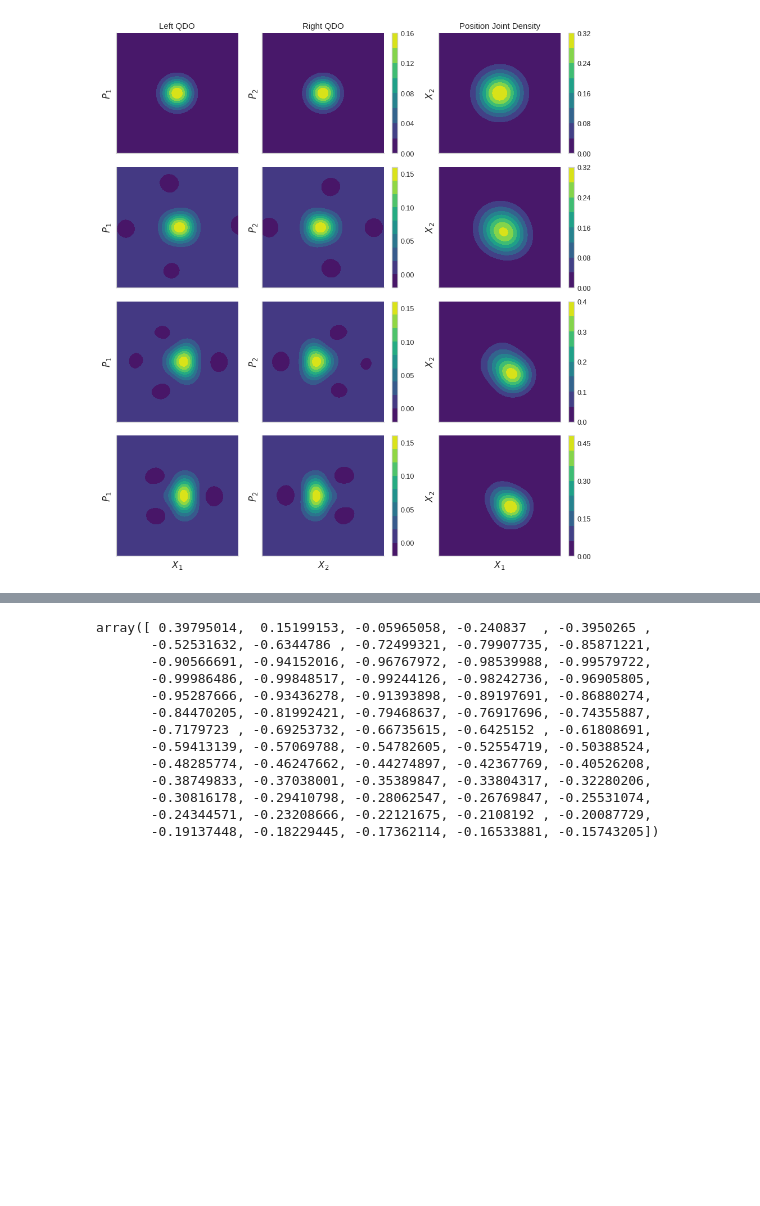
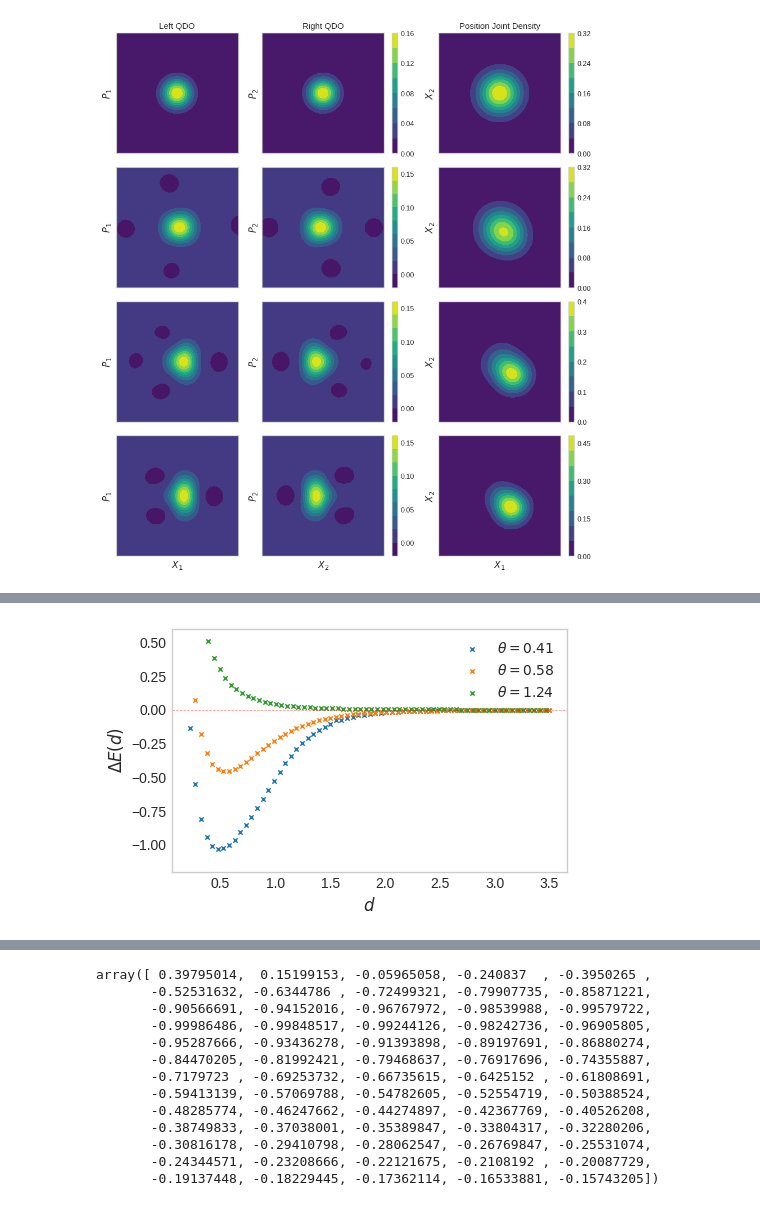
Before and after one commit to MatthieuSarkis/Long-range-intermolecular-interactions-on-a-continuous-variable-quantum-computer, a Jupyter notebook: plot_alternate.ipynb, the cells around one changed output, grey strips where cells are left out. Saved outputs shown, nothing was run; the diff lists cells and outputs as text; code cells hidden in the pictures; blank space fills up the shorter version.

```diff
--- a/plot_alternate.ipynb
+++ b/plot_alternate.ipynb
@@ -378,3 +394,79 @@ plot_binding_curve_morse(
+# %%
+def plot_binding_multiple_binding_curves(
+    distance_array: np.ndarray,
+    binding_energy_array: np.ndarray,
+    angles: list,
+    ymin: Optional[float]=None,
+    ymax: Optional[float]=None
+) -> None:
+
+    fig, axes = plt.subplots(nrows=1, ncols=1)
+
+    every = 3
+
+    angle_idx0 = angles[0]
+    line0 = axes.scatter(
+        distance_array[startingDistance[angle_idx0-1]::every],
+        binding_energy_array[angle_idx0, startingDistance[angle_idx0-1]::every],
+        s=10,
+        marker='x',
+        alpha=1,
+        label=r'$\theta={:.2f}$'.format(thetas[angle_idx0]),
+        zorder=2,
+        linewidths=1
+    )
+
+    angle_idx1 = angles[1]
+    line1 = axes.scatter(
+        distance_array[startingDistance[angle_idx1-1]::every],
+        binding_energy_array[angle_idx1, startingDistance[angle_idx1-1]::every],
+        s=10,
+        marker='x',
+        alpha=1,
+        label=r'$\theta={:.2f}$'.format(thetas[angle_idx1]),
+        zorder=2,
+        linewidths=1
+    )
+
+    angle_idx2 = angles[2]
+    line2 = axes.scatter(
+        distance_array[startingDistance[angle_idx2-1]::every],
+        binding_energy_array[angle_idx2, startingDistance[angle_idx2-1]::every],
+        s=10,
+        marker='x',
+        alpha=1,
+        label=r'$\theta={:.2f}$'.format(thetas[angle_idx2]),
+        zorder=2,
+        linewidths=1
+    )
+
+    axes.axhline(
+        y = 0.0,
+        color = 'red',
+        linestyle = '--',
+        alpha=0.5,
+        lw=0.5
+    )
+
+    axes.set_xlabel(r'$d$')
+    axes.set_ylabel(r'$\Delta E (d)$')
+    if ymin is not None and ymax is not None:
+        axes.set_ylim(ymin, ymax)
+    axes.grid(False)
+    #axes.set_title(r'Binding energy for a pair of QDOs at the optimal angle $\theta=0.57$ rad')
+    axes.legend(handles=[line0, line1, line2])
+    #plt.show()
+    plt.savefig(os.path.join(plots_path, 'binding_vs_smooth.pdf'), dpi=300, transparent=False, bbox_inches='tight')
+
+plot_binding_multiple_binding_curves(
+    distance_array=distances,
+    binding_energy_array=binding_energies,
+    angles=[5, 7, 15],
+    ymin=-1.2,
+    ymax=0.6,
+)
+# %% [output]
+[figure, added]
 # %%
 fig, axes = plt.subplots(nrows=1, ncols=1)
 
```
Also changed, not shown: parts of 7 cells of this notebook, 13 other files.
